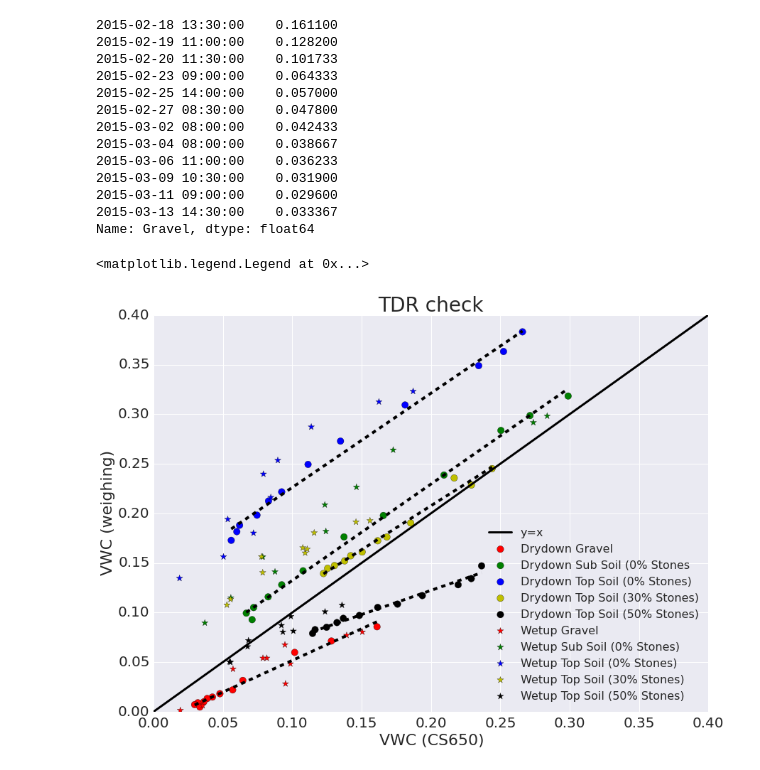
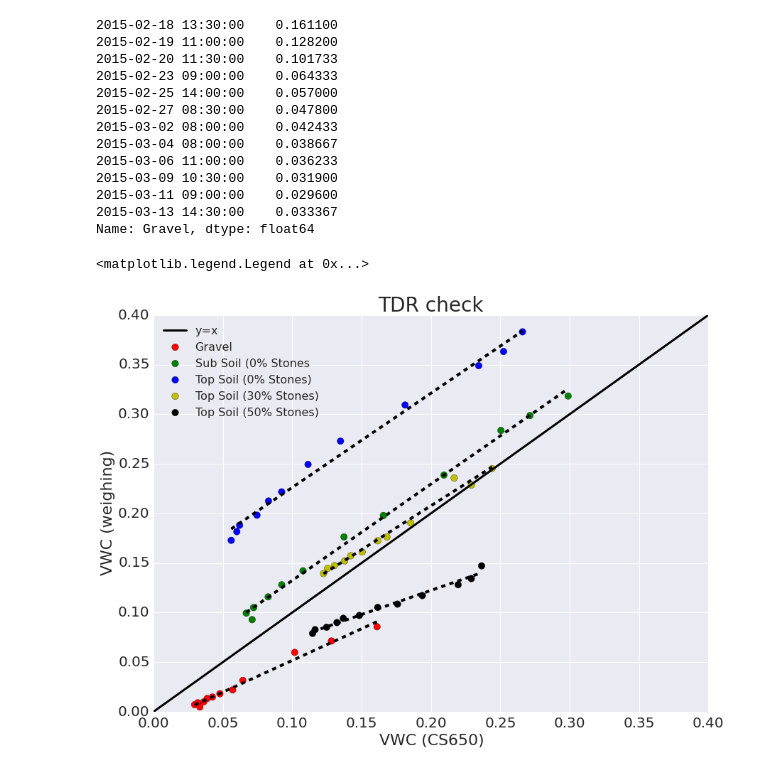
Before and after one commit to HamishBrownPFR/StonySoilLysimeters, a Jupyter notebook: Calibration/CS650Calibration.ipynb, the cells around one changed output. Saved outputs shown, nothing was run; the diff lists cells and outputs as text; code cells hidden in the pictures.

```diff
--- a/Calibration/CS650Calibration.ipynb
+++ b/Calibration/CS650Calibration.ipynb
@@ -136,7 +136,7 @@ HorizonLables = pd.Series(VWCMeans.columns,name='Horizon')
 #Add in two horizon labels for sub soil horizions that were not included in calibration
 HorizonLables[5] = 'SubSoil_30'
 HorizonLables[6] = 'SubSoil_50'
-HorizonCoefficients = pd.DataFrame(0,index=HorizonLables,columns=['Slope','Intercept'])
+HorizonCoefficients = pd.DataFrame(0,index=HorizonLables,columns=['Slope','Intercept', 'LL', 'DUL'])
 # %%
 TDRMeans.Gravel[:'2015-04-01']
 # %% [output]
@@ -157,47 +157,47 @@ Name: Gravel, dtype: float64
 #Draw a graph with mean data
 plt.figure(figsize=(14, 10));
 plt.title('TDR check', fontsize=28);
-plt.scatter(TDRMeans.Gravel[:'2015-04-01'], VWCMeans.Gravel[:'2015-04-01'], c='r', s=90, label='Drydown Gravel' );
-plt.scatter(TDRMeans.SubSoil_0[:'2015-04-01'], VWCMeans.SubSoil_0[:'2015-04-01'], c='g', s=90, label='Drydown Sub Soil (0% Stones');
-plt.scatter(TDRMeans.TopSoil_0[:'2015-04-01'], VWCMeans.TopSoil_0[:'2015-04-01'], c='b', s=90, label='Drydown Top Soil (0% Stones)');
-plt.scatter(TDRMeans.TopSoil_30[:'2015-04-01'], VWCMeans.TopSoil_30[:'2015-04-01'], c='y', s=90, label='Drydown Top Soil (30% Stones)');
-plt.scatter(TDRMeans.TopSoil_50[:'2015-04-01'], VWCMeans.TopSoil_50[:'2015-04-01'], c='k', s=90, label='Drydown Top Soil (50% Stones)');
+plt.scatter(TDRMeans.Gravel[:'2015-04-01'], VWCMeans.Gravel[:'2015-04-01'], c='r', s=90, label='Gravel' );
+plt.scatter(TDRMeans.SubSoil_0[:'2015-04-01'], VWCMeans.SubSoil_0[:'2015-04-01'], c='g', s=90, label='Sub Soil (0% Stones');
+plt.scatter(TDRMeans.TopSoil_0[:'2015-04-01'], VWCMeans.TopSoil_0[:'2015-04-01'], c='b', s=90, label='Top Soil (0% Stones)');
+plt.scatter(TDRMeans.TopSoil_30[:'2015-04-01'], VWCMeans.TopSoil_30[:'2015-04-01'], c='y', s=90, label='Top Soil (30% Stones)');
+plt.scatter(TDRMeans.TopSoil_50[:'2015-04-01'], VWCMeans.TopSoil_50[:'2015-04-01'], c='k', s=90, label='Top Soil (50% Stones)');
 plt.plot([0,0.5], [0,0.5], 'k-', linewidth = 3, label = 'y=x')
 plt.ylim(0,0.4);
 plt.xlim(0,0.4);
 plt.xlabel('VWC (CS650)', fontsize=22);
 plt.ylabel('VWC (weighing)', fontsize=22);
 plt.tick_params(labelsize=20)
 
 #Fit regressions to each treatment for the dry down data
 for X in range(0,5):
     Treatment = HorizonLables[X]
     ModTemp = sm.regression.linear_model.OLS(VWCMeans.ix[:'2015-04-01',Treatment],  # Y variable
                                         sm.add_constant(TDRMeans.ix[:'2015-04-01',Treatment]), # X variable
                                         missing='drop',                                     # ignor and data where one value is missing
                                         hasconst=False)
     RegCalib = ModTemp.fit();  # fit models parameters
 
 #Add regressions onto graph
     xmin = TDRMeans.ix[:'2015-04-01',Treatment].min()
     xmax = TDRMeans.ix[:'2015-04-01',Treatment].max()
     Regres = RegCalib
     VWC_x = [xmin,xmax];
     VWC_y_fits = [Regres.params.const + xmin * Regres.params.get_value(Treatment), Regres.params.const + xmax * Regres.params.get_value(Treatment)];
     plt.plot(VWC_x, VWC_y_fits, 'k--', lw=4);
 
 #Assign coeffients to dataframe
     HorizonCoefficients.ix[Treatment,'Slope'] = Regres.params.get_value(Treatment)
     HorizonCoefficients.ix[Treatment,'Intercept'] = Regres.params.const
 
 #Add wet up data onto graph
-plt.scatter(TDRMeans.Gravel['2015-04-01':], VWCMeans.Gravel['2015-04-01':], c='r', s=90, label='Wetup Gravel', marker='*');
-plt.scatter(TDRMeans.SubSoil_0['2015-04-01':], VWCMeans.SubSoil_0['2015-04-01':], c='g', s=90, label='Wetup Sub Soil (0% Stones)', marker='*');
-plt.scatter(TDRMeans.TopSoil_0['2015-04-01':], VWCMeans.TopSoil_0['2015-04-01':], c='b', s=90, label='Wetup Top Soil (0% Stones)', marker='*');
-plt.scatter(TDRMeans.TopSoil_30['2015-04-01':], VWCMeans.TopSoil_30['2015-04-01':], c='y', s=90, label='Wetup Top Soil (30% Stones)', marker='*');
-plt.scatter(TDRMeans.TopSoil_50['2015-04-01':], VWCMeans.TopSoil_50['2015-04-01':], c='k', s=90, label='Wetup Top Soil (50% Stones)', marker='*');
+#plt.scatter(TDRMeans.Gravel['2015-04-01':], VWCMeans.Gravel['2015-04-01':], c='r', s=90, label='Wetup Gravel', marker='*');
+#plt.scatter(TDRMeans.SubSoil_0['2015-04-01':], VWCMeans.SubSoil_0['2015-04-01':], c='g', s=90, label='Wetup Sub Soil (0% Stones)', marker='*');
+#plt.scatter(TDRMeans.TopSoil_0['2015-04-01':], VWCMeans.TopSoil_0['2015-04-01':], c='b', s=90, label='Wetup Top Soil (0% Stones)', marker='*');
+#plt.scatter(TDRMeans.TopSoil_30['2015-04-01':], VWCMeans.TopSoil_30['2015-04-01':], c='y', s=90, label='Wetup Top Soil (30% Stones)', marker='*');
+#plt.scatter(TDRMeans.TopSoil_50['2015-04-01':], VWCMeans.TopSoil_50['2015-04-01':], c='k', s=90, label='Wetup Top Soil (50% Stones)', marker='*');
 
 plt.legend(loc=0, fontsize=16)
 # %% [output]
 <matplotlib.legend.Legend at 0x...>
-[figure, old version]
+[figure, new version]
```
Also changed, not shown: parts of 14 cells of this notebook, 7 other files.
